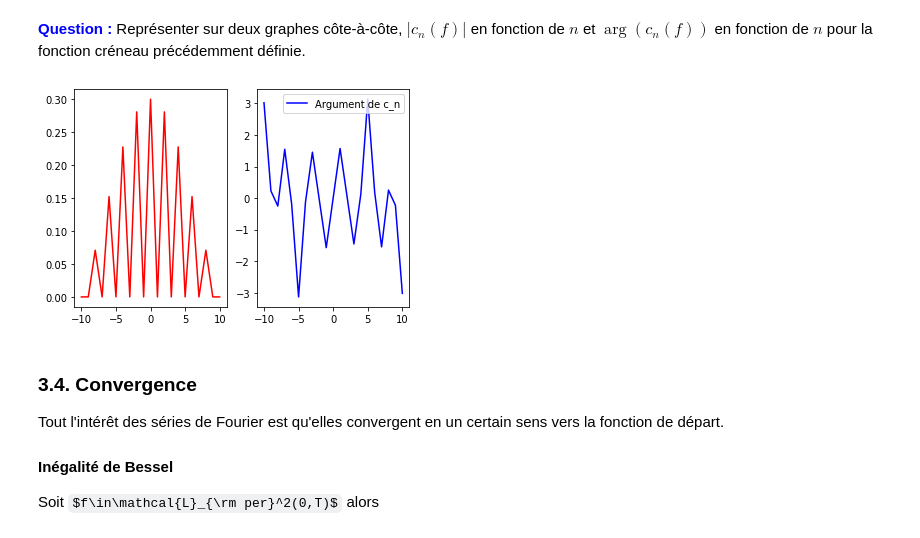
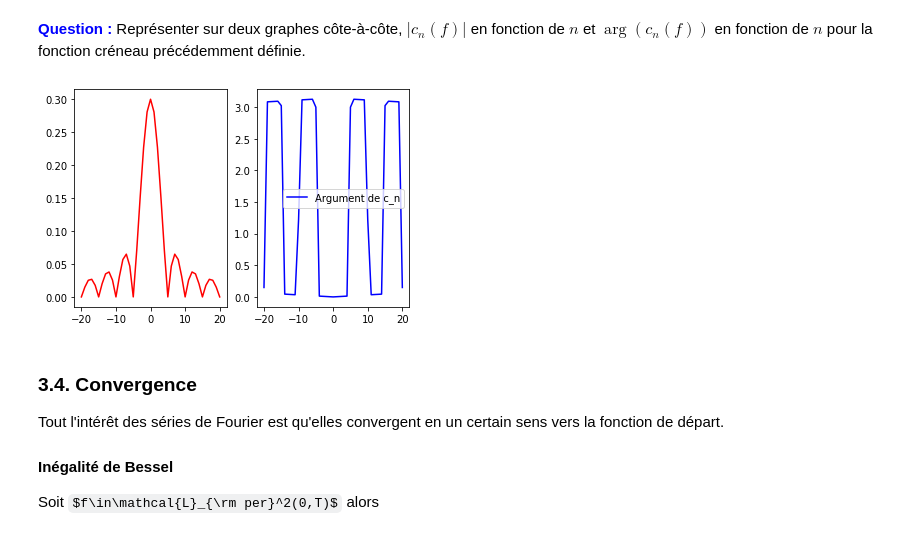
Before and after one commit to Wiziard38/TP-JUPYTER-LATEX, a Jupyter notebook: TPFourier2021.ipynb, the cells around one changed output. Saved outputs shown, nothing was run; the diff lists cells and outputs as text; code cells hidden in the pictures; some formulas as TeX source.

```diff
--- a/TPFourier2021.ipynb
+++ b/TPFourier2021.ipynb
@@ -382,17 +382,21 @@ Définir une fonction `discreteFourier` qui prend en entrée
 * et le degré du polynôme trigonométrique $N$
 
 et retourne les coefficients de Fourier $c_n(f)$.
-# %%
-## votre code ici
-def discreteFourier(T, liste_points, N):
-    J = len(liste_points)
-    liste_coeffs = []
-    for n in range(-N, N+1):
-        coeff_n = 0
-        for k in range(J):
-            coeff_n += liste_points[k] * (np.cos(-2*pi*n*k/J) + np.sin(-2*pi*n*k/J)*1j)
-        liste_coeffs.append(coeff_n/J)
-    return liste_coeffs
+# %%
+## votre code ici
+def coeff_cn(n, liste_points):
+    J = len(liste_points)
+    coeff_n = 0
+    for k in range(J):
+        tmp = -2 * pi * n * k / J
+        coeff_n += liste_points[k] * (cos(tmp) + 1j * sin(tmp))
+    return (coeff_n/J)
+
+def discreteFourier(T, liste_points, N):
+    liste_coeffs = []
+    for n in range(-N, N+1):
+        liste_coeffs.append(coeff_cn(n, liste_points))
+    return liste_coeffs
 # %% [markdown]
 **<font color = blue>Question :</font>**
 Définir une fonction `invFourier` qui prend en entrée
@@ -428,17 +432,14 @@ Tracer cette fonction sur l'intervalle $[-T,T]$, pour les valeurs $T=2$, $a=0,4$
 # %%
 ## votre code ici
 def creneau(t, a, T, A):
-    if (t+a/2)%T < a:
+    if (t+a/2)%T <= a:
         return A
     return 0
 
-T = 2
-a = 0.4
-A = 1.5
 
-t = np.linspace(-T, T, 100)
+t = np.linspace(-2, 2, 200)
 
-plt.plot(t, [creneau(point, a, T, A) for point in t], 'b', label='creneau')
+plt.plot(t, [creneau(point, 0.4, 2, 1.5) for point in t], 'b', label='creneau')
 plt.legend()
 plt.plot()
 plt.show()
@@ -542,24 +570,27 @@ Représenter sur deux graphes côte-à-côte, $|c_n(f)|$ en fonction de $n$ et $
 # %%
 ## votre code ici
 
 # Avec les résultats précédents :
-liste_coeffs = discreteFourier(T, y, N)
+N = 20
+t = np.linspace(0, 2, 1000)
+y = [creneau(point, 0.4, 2, 1.5) for point in t]
+liste_coeffs = discreteFourier(2, y, N)
 liste_points = np.linspace(-N, N, 2*N+1)
 
 def module(z):
     return abs(z)
 
 def argument(z):
     return np.angle(z)
 
 fig, [ax1, ax2] = plt.subplots(1, 2)
 
 ax1.plot(liste_points, [module(coeff) for coeff in liste_coeffs], 'r', label='Module de c_n')
 ax2.plot(liste_points, [argument(coeff) for coeff in liste_coeffs], 'b', label='Argument de c_n')
 plt.legend()
 plt.show()
 # %% [output]
-[figure, old version]
+[figure, new version]
 # %% [markdown]
 ### 3.4. Convergence
 
```
Also changed, not shown: parts of 7 cells of this notebook.
